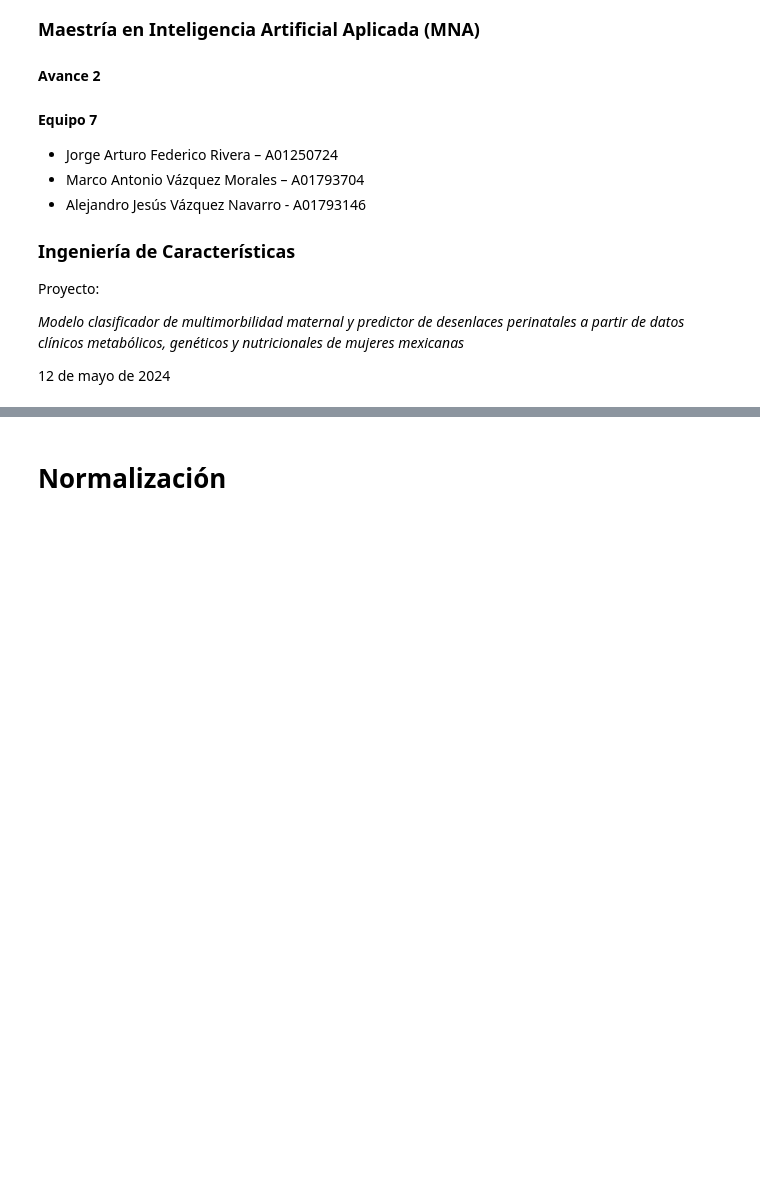
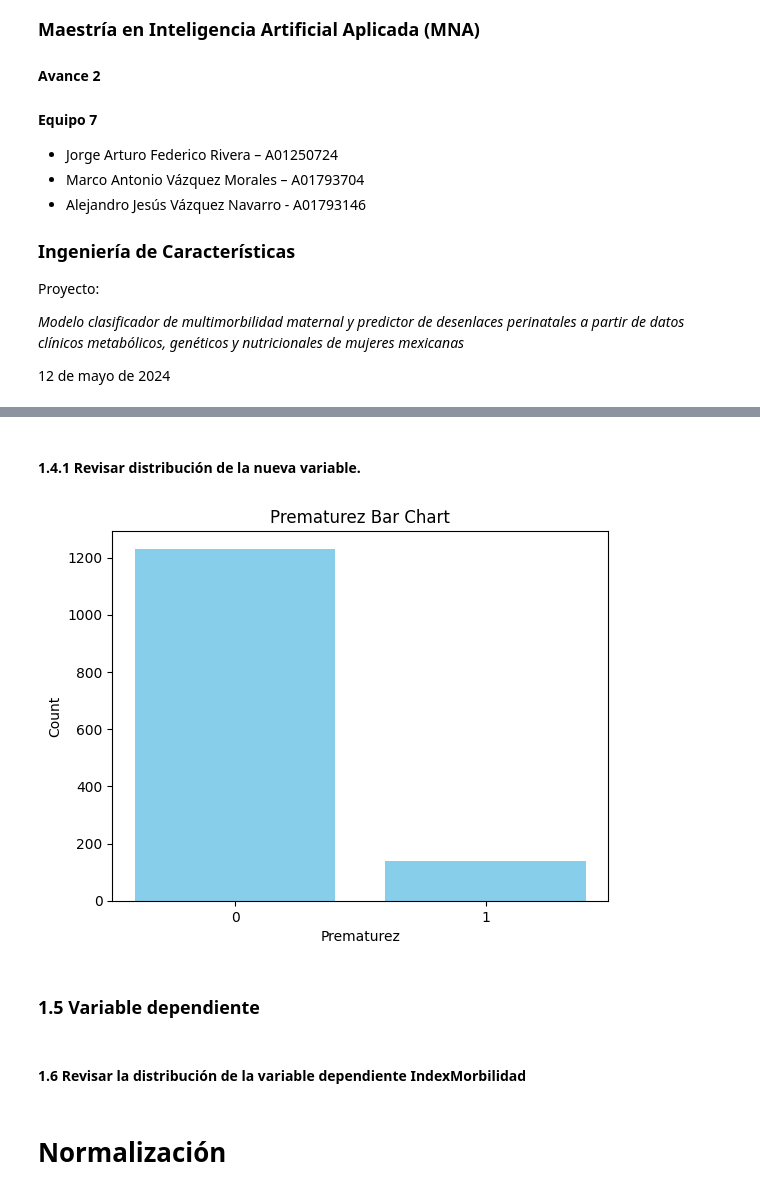
Before and after one commit to jafr0822/MNA_ProyectoIntegrador-Equipo7, a Jupyter notebook: Avance2_Equipo7.ipynb, the cells around one changed output, grey strips where cells are left out. Saved outputs shown, nothing was run; the diff lists cells and outputs as text; code cells hidden in the pictures; blank space fills up the shorter version.

Commit message:
Fase 2

```diff
--- a/Avance2_Equipo7.ipynb
+++ b/Avance2_Equipo7.ipynb
@@ -33,0 +38,6 @@ A continuación las reglas de creación de características:
+# %%
+def definePrematurez(sdg_parto):
+  if sdg_parto > 36:
+    return 0
+  else:
+    return 1
@@ -33,0 +52,5 @@ A continuación las reglas de creación de características:
+# %%
+# Adquisisicón de datos
+
+dfPreparado = pd.read_csv("data/dataset_proxima_fase.csv", encoding='utf8')
+dfPreparado.head()
@@ -33,0 +67,2 @@ A continuación las reglas de creación de características:
+# %%
+dfPreparado["prematurez"] = dfPreparado['sdg_parto'].apply(lambda x:definePrematurez(x))
@@ -33,0 +77,16 @@ A continuación las reglas de creación de características:
+# %% [markdown]
+#### 1.4.1 Revisar distribución de la nueva variable.
+# %%
+prematurez_counts = dfPreparado['prematurez'].value_counts()
+prematurez_counts = prematurez_counts.sort_index()
+plt.bar(prematurez_counts.index, prematurez_counts.values, color='skyblue')
+plt.xticks(list(map(int, prematurez_counts.index)))
+
+plt.title('Prematurez Bar Chart')
+plt.xlabel('Prematurez')
+plt.ylabel('Count')
+plt.show()
+# %% [output]
+[figure, added]
+# %% [markdown]
+### 1.5 Variable dependiente
@@ -34,3 +96,5 @@ A continuación las reglas de creación de características:
+# %% [markdown]
+#### 1.6 Revisar la distribución de la variable dependiente **IndexMorbilidad**
 # %% [markdown]
 # Normalización
 # %% [markdown]
```
Also changed, not shown: parts of 9 cells of this notebook.
